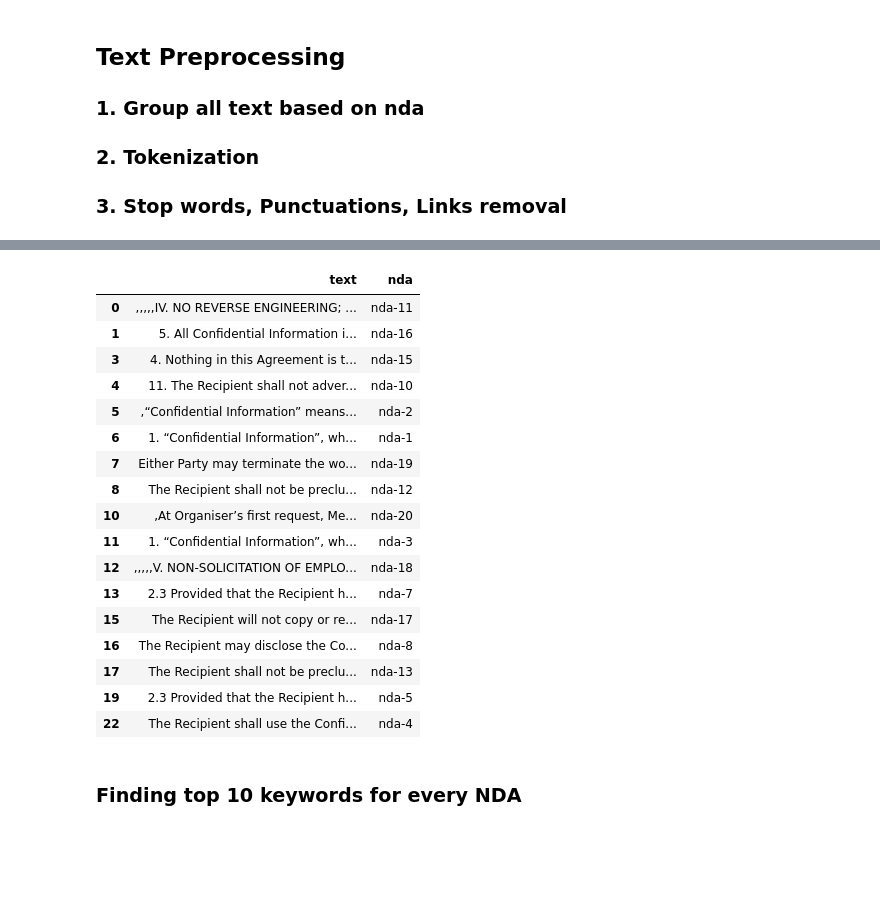
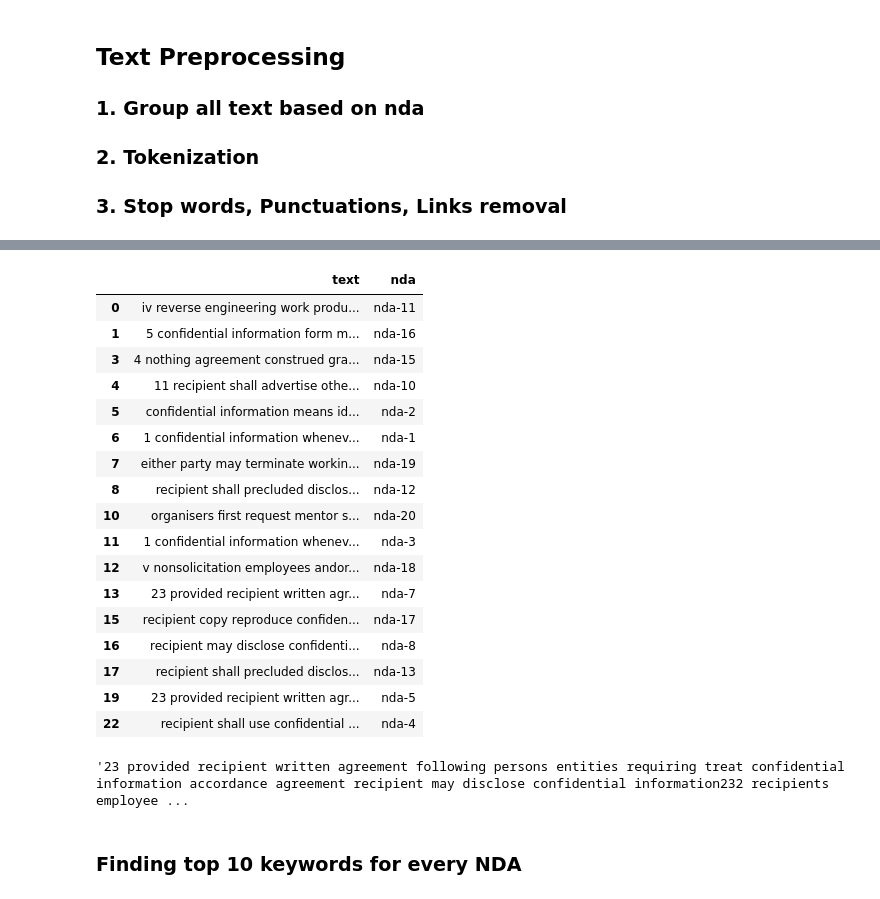
Before and after one commit to sidvsukhi/Text-Summarization-of-T-C, a Jupyter notebook: Project_ContractNLI.ipynb, the cells around one changed output, grey strips where cells are left out. Drawn from its saved outputs; the diff is of its cells as text; code cells hidden in the pictures; blank space fills up the shorter version.

```diff
--- a/Project_ContractNLI.ipynb
+++ b/Project_ContractNLI.ipynb
@@ -25,6 +29,6 @@ DATA_DIR = '/Users/siddhantsukhatankar/Desktop/Sid/NEU/ADS_DS5500/contract-nli'
 # %%
 # Opening JSON file
-file_data = open(DATA_DIR + '/train.json')
+file_data = open('/content/drive/MyDrive/contract-nli/train.json')
 data = json.load(file_data)
 # %% [markdown]
 ## Exploring the data
@@ -154,3 +132,16 @@ text_nda_df.head()
 ### 1. Group all text based on nda
 ### 2. Tokenization
 ### 3. Stop words, Punctuations, Links removal
+# %%
+import string
+def preprocess_text(text):
+    # Remove leading and trailing spaces
+    text = text.strip()
+    # Convert to lowercase
+    text = text.lower()
+    # Replace punctuation with spaces
+    text=text.translate(str.maketrans("", "", string.punctuation))
+    # Remove extra spaces
+    text=text.replace('”', '').replace('“','').replace(',','').replace('’','')
+    text = ' '.join(text.split())
+    return text
@@ -157,23 +164,24 @@ text_nda_df.head()
 # %%
 text_nda_df['text']= text_nda_df[['text', 'nda']].groupby(['nda'])['text'].transform(lambda x: ','.join(x))
 nda_aggregated_text_df = text_nda_df[['text', 'nda']].drop_duplicates()
+nda_aggregated_text_df['text'] = nda_aggregated_text_df['text'].apply(lambda x: preprocess_text(x))
 nda_aggregated_text_df
 # %% [output]
 |  | text | nda |
-| 0 | ,,,,,IV. NO REVERSE ENGINEERING; ... | nda-11 |
-| 1 | 5. All Confidential Information i... | nda-16 |
-| 3 | 4. Nothing in this Agreement is t... | nda-15 |
-| 4 | 11. The Recipient shall not adver... | nda-10 |
-| 5 | ,“Confidential Information” means... | nda-2 |
-| 6 | 1. “Confidential Information”, wh... | nda-1 |
-| 7 | Either Party may terminate the wo... | nda-19 |
-| 8 | The Recipient shall not be preclu... | nda-12 |
-| 10 | ,At Organiser’s first request, Me... | nda-20 |
-| 11 | 1. “Confidential Information”, wh... | nda-3 |
-| 12 | ,,,,,V. NON-SOLICITATION OF EMPLO... | nda-18 |
-| 13 | 2.3 Provided that the Recipient h... | nda-7 |
-| 15 | The Recipient will not copy or re... | nda-17 |
-| 16 | The Recipient may disclose the Co... | nda-8 |
-| 17 | The Recipient shall not be preclu... | nda-13 |
-| 19 | 2.3 Provided that the Recipient h... | nda-5 |
-| 22 | The Recipient shall use the Confi... | nda-4 |
+| 0 | iv reverse engineering work produ... | nda-11 |
+| 1 | 5 confidential information form m... | nda-16 |
+| 3 | 4 nothing agreement construed gra... | nda-15 |
+| 4 | 11 recipient shall advertise othe... | nda-10 |
+| 5 | confidential information means id... | nda-2 |
+| 6 | 1 confidential information whenev... | nda-1 |
+| 7 | either party may terminate workin... | nda-19 |
+| 8 | recipient shall precluded disclos... | nda-12 |
+| 10 | organisers first request mentor s... | nda-20 |
+| 11 | 1 confidential information whenev... | nda-3 |
+| 12 | v nonsolicitation employees andor... | nda-18 |
+| 13 | 23 provided recipient written agr... | nda-7 |
+| 15 | recipient copy reproduce confiden... | nda-17 |
+| 16 | recipient may disclose confidenti... | nda-8 |
+| 17 | recipient shall precluded disclos... | nda-13 |
+| 19 | 23 provided recipient written agr... | nda-5 |
+| 22 | recipient shall use confidential ... | nda-4 |
@@ -180,3 +192,7 @@ nda_aggregated_text_df
+# %%
+nda_aggregated_stopwords_df['text'][13]
+# %% [output]
+'23 provided recipient written agreement following persons entities requiring treat confidential information accordance agreement recipient may disclose confidential information232 recipients employee ...
 # %%
 nda_text_dict = nda_aggregated_text_df.set_index('nda')['text'].to_dict()
 nda_data = []
```
Also changed, not shown: parts of 54 cells of this notebook.
